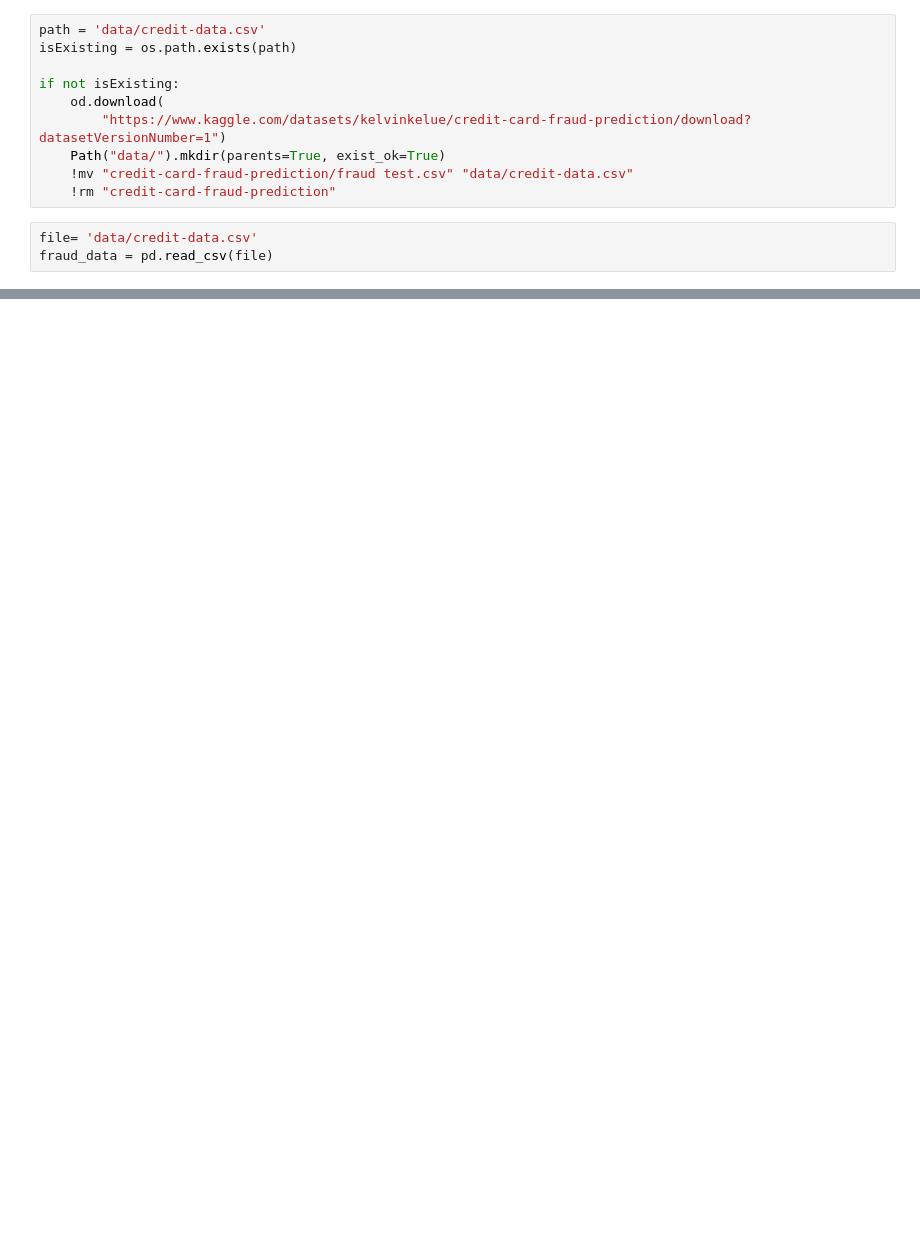
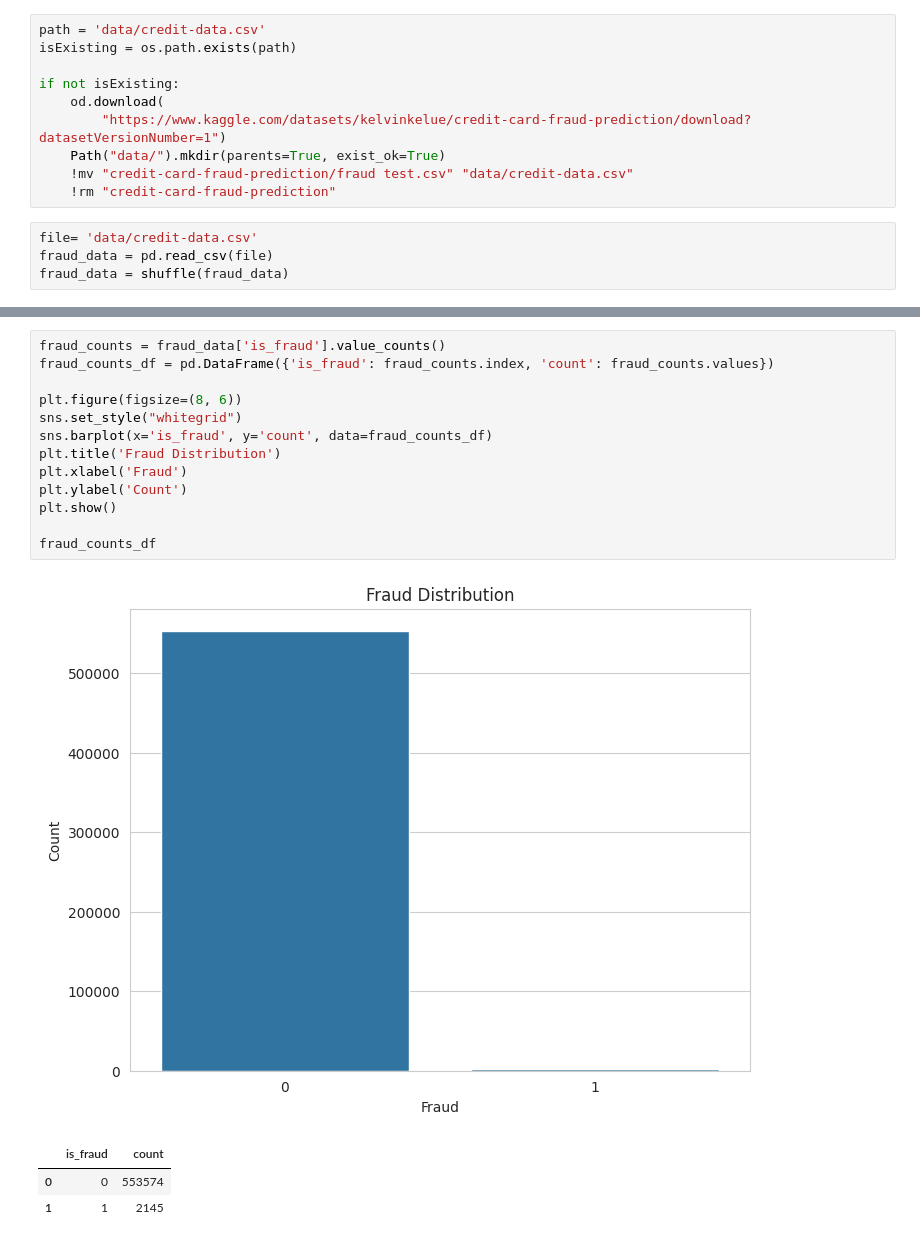
Before and after one commit to theConsite/PJATK_ASI, a Jupyter notebook: FraudDetectionPOC.ipynb, the cells around one changed output, grey strips where cells are left out. Cells and saved outputs as stored; diff of their text form; blank space fills up the shorter version.

```diff
--- a/FraudDetectionPOC.ipynb
+++ b/FraudDetectionPOC.ipynb
@@ -20,3 +32,4 @@ if not isExisting:
 # %%
 file= 'data/credit-data.csv'
 fraud_data = pd.read_csv(file)
+fraud_data = shuffle(fraud_data)
@@ -92,0 +52,18 @@ max       -66.952026       1.000000
+# %%
+fraud_counts = fraud_data['is_fraud'].value_counts()
+fraud_counts_df = pd.DataFrame({'is_fraud': fraud_counts.index, 'count': fraud_counts.values})
+
+plt.figure(figsize=(8, 6))
+sns.set_style("whitegrid")
+sns.barplot(x='is_fraud', y='count', data=fraud_counts_df)
+plt.title('Fraud Distribution')
+plt.xlabel('Fraud')
+plt.ylabel('Count')
+plt.show()
+
+fraud_counts_df
+# %% [output]
+[figure, added]
+|  | is_fraud | count |
+| 0 | 0 | 553574 |
+| 1 | 1 | 2145 |
```
Also changed, not shown: parts of 25 cells of this notebook, 2 other files.
